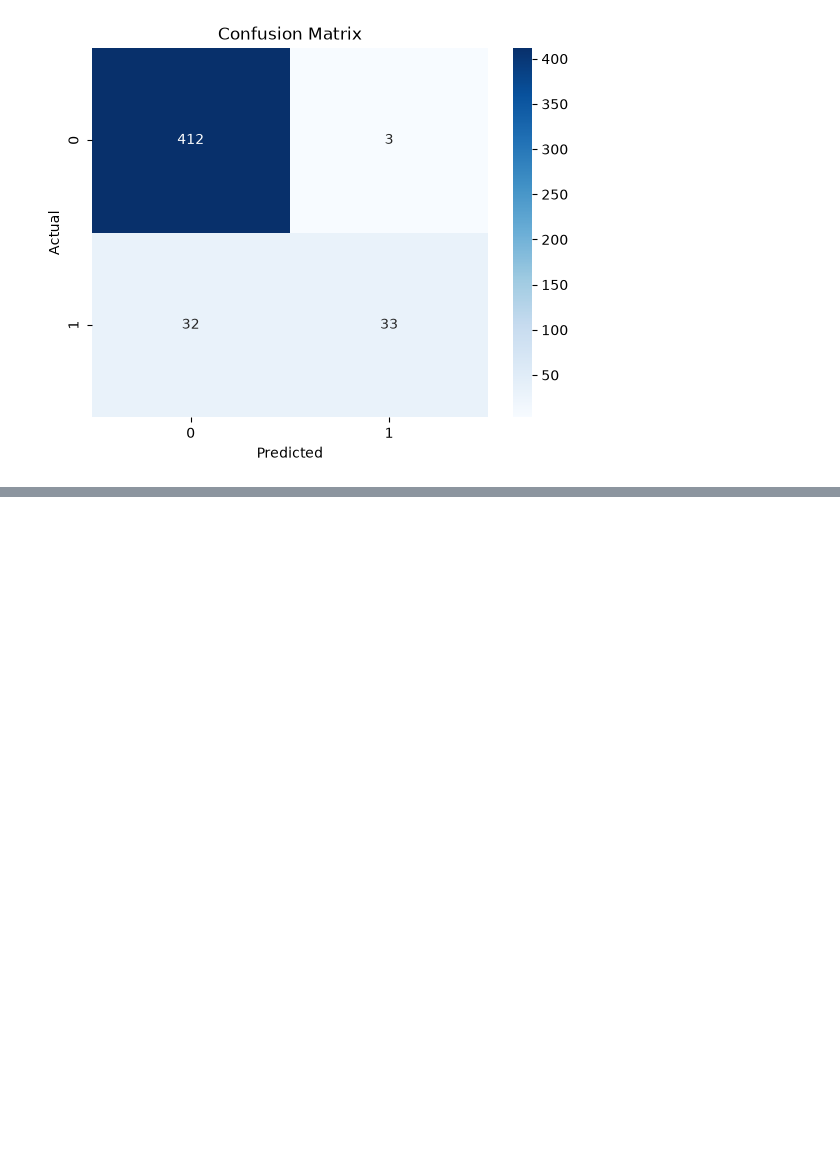
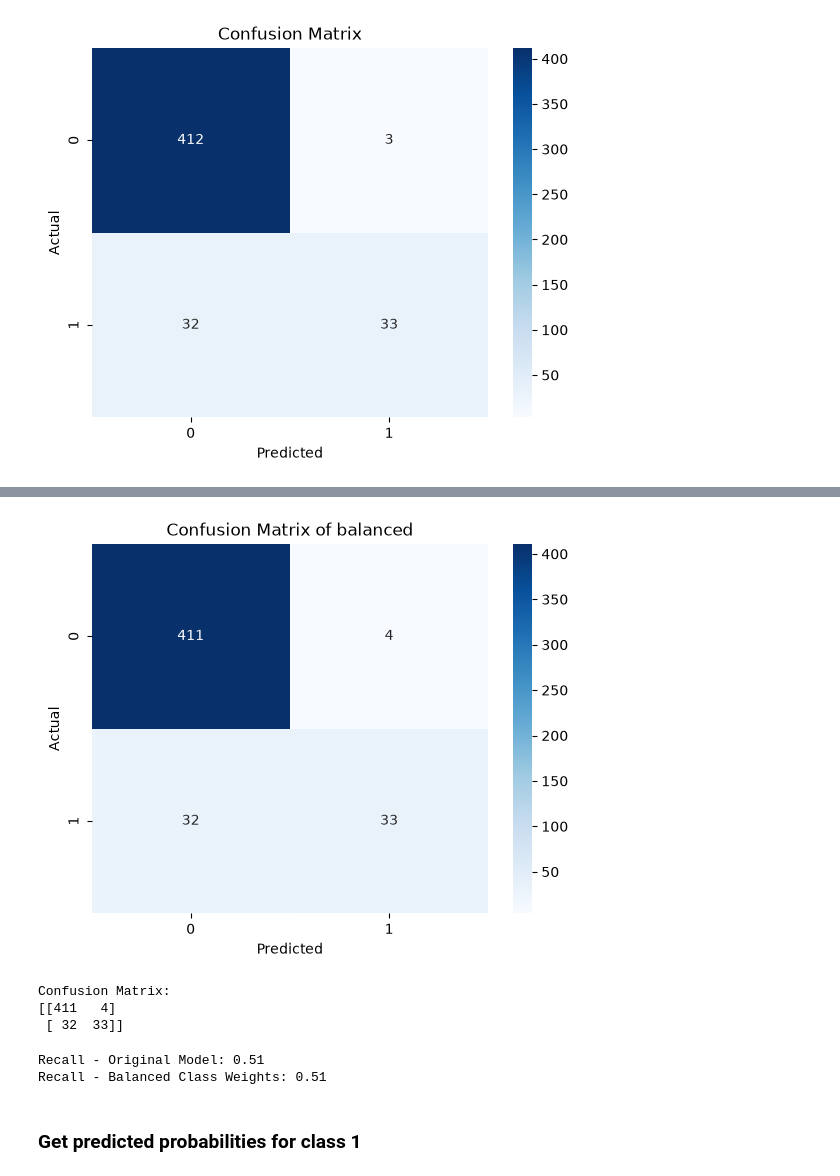
Before and after one commit to neeraj654123/Data-Science, a Jupyter notebook: Random Forest/01_random_forest.ipynb, the cells around one changed output, grey strips where cells are left out. Saved outputs shown, nothing was run; the diff lists cells and outputs as text; code cells hidden in the pictures; blank space fills up the shorter version.

Commit message:
model using class_weight='balanced' & Python red wine Random Forest

```diff
--- a/Random Forest/01_random_forest.ipynb
+++ b/Random Forest/01_random_forest.ipynb
@@ -180,0 +183,7 @@ plt.show()
+# %%
+rf_balanced = RandomForestClassifier(n_estimators=100, random_state=42, class_weight='balanced')
+rf_balanced.fit(x_train, y_train)
+y_pred_balanced = rf_balanced.predict(x_test)
+
+print("Classification Report (Balanced Class Weights):")
+print(classification_report(y_test, y_pred_balanced))
@@ -180,0 +200,30 @@ plt.show()
+# %%
+cm_b = confusion_matrix(y_test, y_pred_balanced)
+
+sns.heatmap(cm_b, annot=True, fmt='d', cmap='Blues')
+plt.xlabel('Predicted'); plt.ylabel('Actual')
+plt.title('Confusion Matrix of balanced')
+plt.show()
+# %% [output]
+[figure, added]
+# %%
+print("Confusion Matrix:")
+print(confusion_matrix(y_test, y_pred_balanced))
+# %% [output]
+Confusion Matrix:
+[[411   4]
+ [ 32  33]]
+# %%
+# Compare recall for class 1
+from sklearn.metrics import recall_score
+
+recall_orig = recall_score(y_test, y_pred)
+recall_bal = recall_score(y_test, y_pred_balanced)
+
+print(f"Recall - Original Model: {recall_orig:.2f}")
+print(f"Recall - Balanced Class Weights: {recall_bal:.2f}")
+# %% [output]
+Recall - Original Model: 0.51
+Recall - Balanced Class Weights: 0.51
+# %% [markdown]
+### Get predicted probabilities for class 1
```
Also changed, not shown: parts of 18 cells of this notebook.
